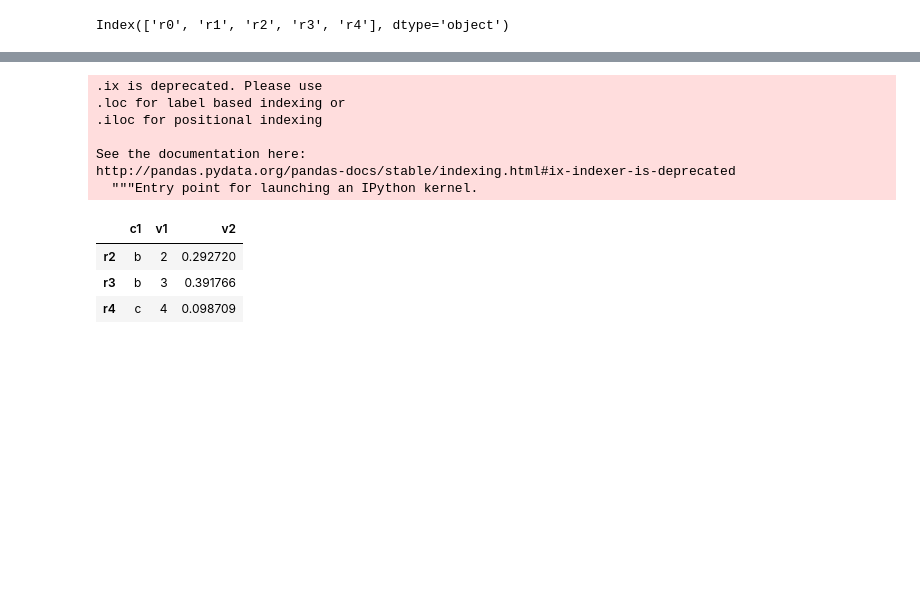
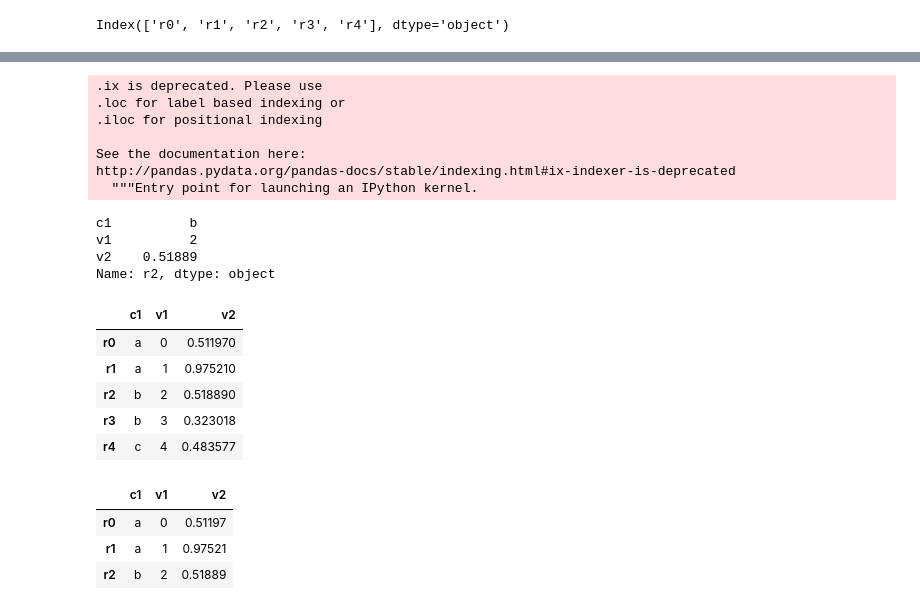
Before and after one commit to aporlo21/multicampus, a Jupyter notebook: Data_Analyse_Park2/prof_Park/exer02_day2.ipynb, the cells around one changed output, grey strips where cells are left out. Drawn from its saved outputs; the diff is of its cells as text; code cells hidden in the pictures; blank space fills up the shorter version.

```diff
--- a/Data_Analyse_Park2/prof_Park/exer02_day2.ipynb
+++ b/Data_Analyse_Park2/prof_Park/exer02_day2.ipynb
@@ -130,5 +145,5 @@ Index(['r0', 'r1', 'r2', 'r3', 'r4'], dtype='object')
 # %%
-df2.ix[2:]
+df2.ix['r2']
 # %% [output]
 .ix is deprecated. Please use
 .loc for label based indexing or
@@ -137,7 +152,23 @@ df2.ix[2:]
 See the documentation here:
 http://pandas.pydata.org/pandas-docs/stable/indexing.html#ix-indexer-is-deprecated
   """Entry point for launching an IPython kernel.
-|  | c1 | v1 | v2 |
-| r2 | b | 2 | 0.292720 |
-| r3 | b | 3 | 0.391766 |
-| r4 | c | 4 | 0.098709 |
+c1          b
+v1          2
+v2    0.51889
+Name: r2, dtype: object
+# %%
+df2
+# %% [output]
+|  | c1 | v1 | v2 |
+| r0 | a | 0 | 0.511970 |
+| r1 | a | 1 | 0.975210 |
+| r2 | b | 2 | 0.518890 |
+| r3 | b | 3 | 0.323018 |
+| r4 | c | 4 | 0.483577 |
+# %%
+df2.head(3)
+# %% [output]
+|  | c1 | v1 | v2 |
+| r0 | a | 0 | 0.51197 |
+| r1 | a | 1 | 0.97521 |
+| r2 | b | 2 | 0.51889 |
```
Also changed, not shown: parts of 17 cells of this notebook, 5 other files.
